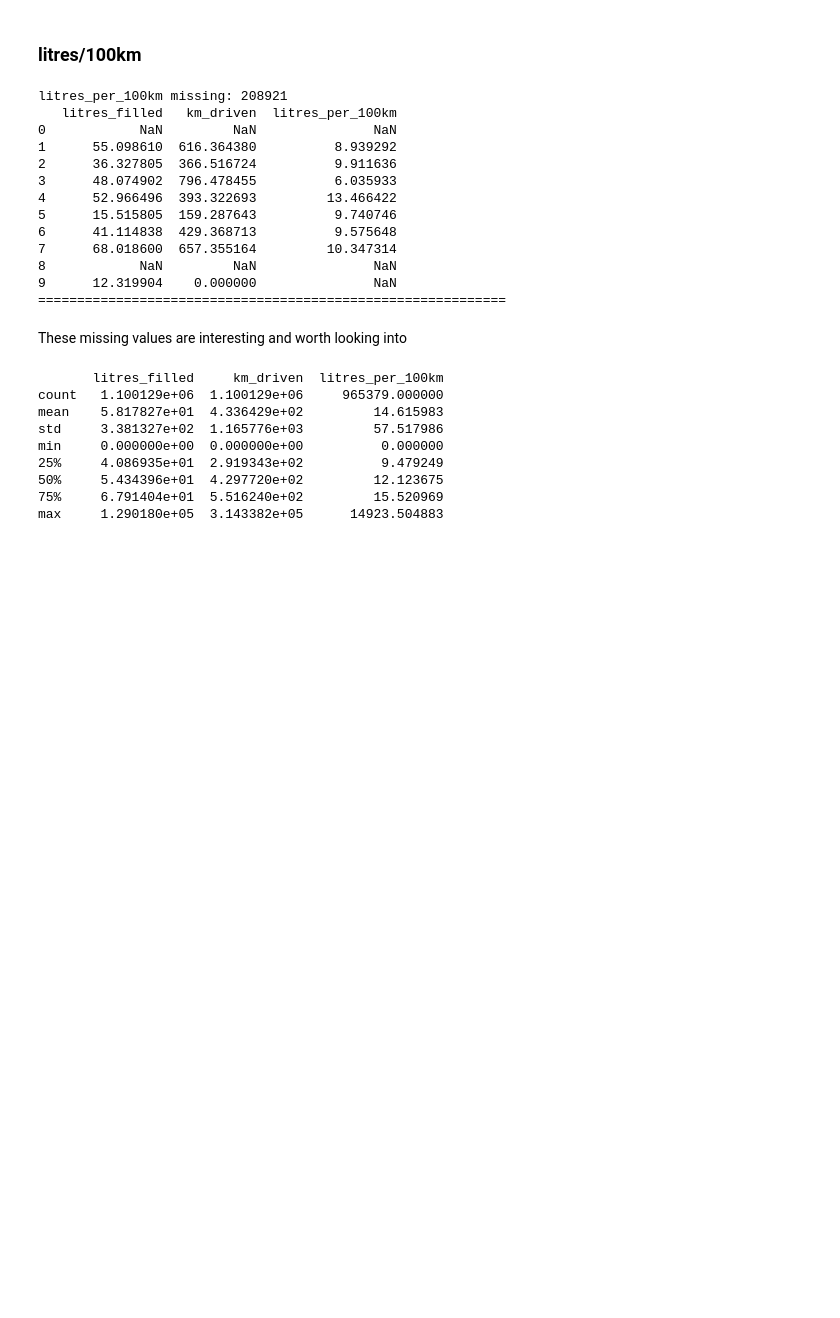
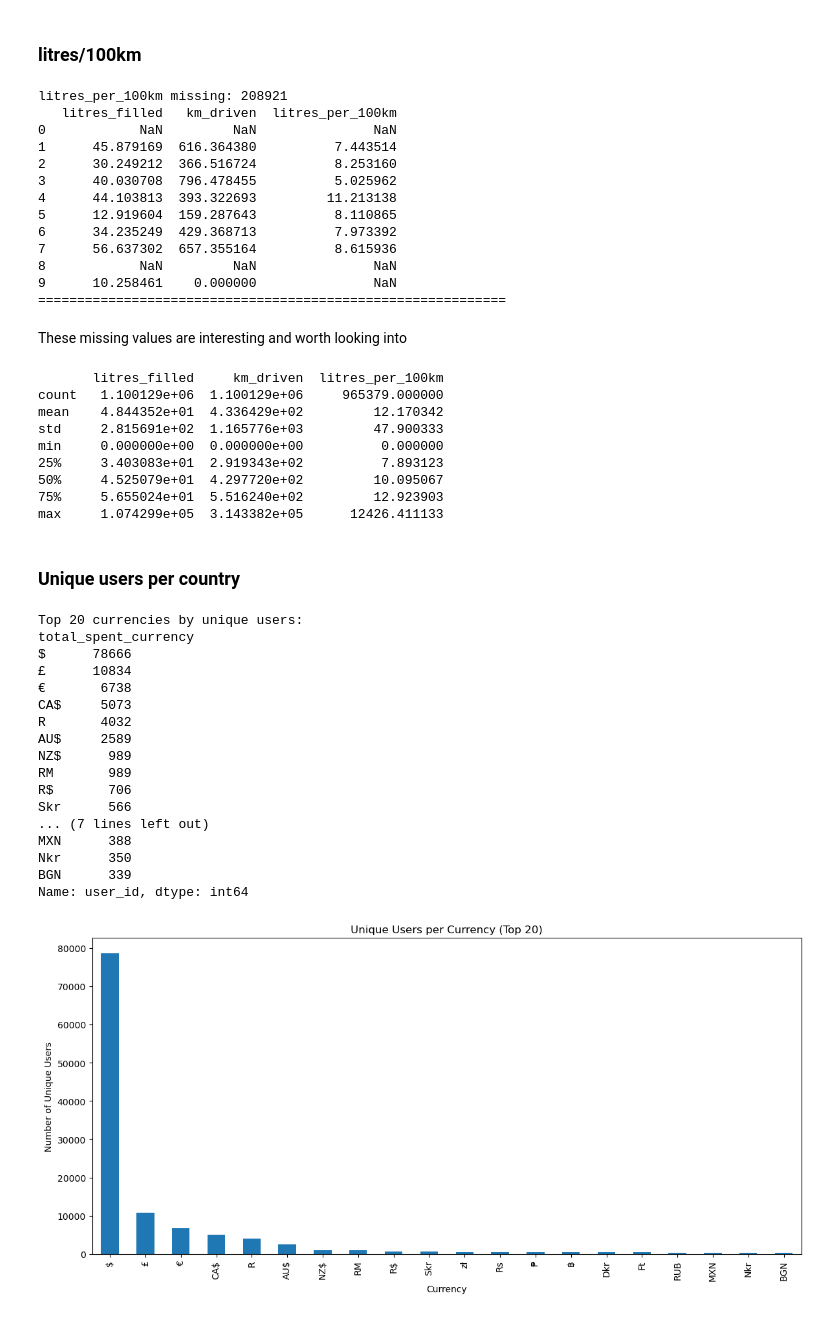
Before and after one commit to SufyaanMahomed/IDVE-Assignment, a Jupyter notebook: ass.ipynb, the cells around one changed output. Saved outputs shown, nothing was run; the diff lists cells and outputs as text; code cells hidden in the pictures; blank space fills up the shorter version.

```diff
--- a/ass.ipynb
+++ b/ass.ipynb
@@ -374,9 +374,9 @@ I could extract pattern A. Pattarn B is too difficult
 # %% [markdown]
 ### litres filled
 # %%
-UK_GALLON_TO_LITRES = 4.54609
+US_GALLON_TO_LITRES = 3.78541
 
-df['litres_filled'] = (df['gallons'] * UK_GALLON_TO_LITRES).astype('float32')
+df['litres_filled'] = (df['gallons'] * US_GALLON_TO_LITRES).astype('float32')
 
 print(f"litres_filled missing: {df['litres_filled'].isna().sum()}")
 print(df[['gallons', 'litres_filled']].head(10))
@@ -437,15 +439,15 @@ print("="*60)
 litres_per_100km missing: 208921
    litres_filled   km_driven  litres_per_100km
 0            NaN         NaN               NaN
-1      55.098610  616.364380          8.939292
-2      36.327805  366.516724          9.911636
-3      48.074902  796.478455          6.035933
-4      52.966496  393.322693         13.466422
-5      15.515805  159.287643          9.740746
-6      41.114838  429.368713          9.575648
-7      68.018600  657.355164         10.347314
+1      45.879169  616.364380          7.443514
+2      30.249212  366.516724          8.253160
+3      40.030708  796.478455          5.025962
+4      44.103813  393.322693         11.213138
+5      12.919604  159.287643          8.110865
+6      34.235249  429.368713          7.973392
+7      56.637302  657.355164          8.615936
 8            NaN         NaN               NaN
-9      12.319904    0.000000               NaN
+9      10.258461    0.000000               NaN
 ============================================================
 # %% [markdown]
 These missing values are interesting and worth looking into
@@ -454,10 +456,44 @@ print(df[['litres_filled', 'km_driven', 'litres_per_100km']].describe())
 # %% [output]
        litres_filled     km_driven  litres_per_100km
 count   1.100129e+06  1.100129e+06     965379.000000
-mean    5.817827e+01  4.336429e+02         14.615983
-std     3.381327e+02  1.165776e+03         57.517986
+mean    4.844352e+01  4.336429e+02         12.170342
+std     2.815691e+02  1.165776e+03         47.900333
 min     0.000000e+00  0.000000e+00          0.000000
-25%     4.086935e+01  2.919343e+02          9.479249
-50%     5.434396e+01  4.297720e+02         12.123675
-75%     6.791404e+01  5.516240e+02         15.520969
-max     1.290180e+05  3.143382e+05      14923.504883
+25%     3.403083e+01  2.919343e+02          7.893123
+50%     4.525079e+01  4.297720e+02         10.095067
+75%     5.655024e+01  5.516240e+02         12.923903
+max     1.074299e+05  3.143382e+05      12426.411133
+# %% [markdown]
+### Unique users per country
+# %%
+users_per_currency = df.groupby('total_spent_currency', observed=True)['user_id'].nunique().sort_values(ascending=False)
+
+print("Top 20 currencies by unique users:")
+print(users_per_currency.head(20))
+
+fig, ax = plt.subplots(figsize=(12, 6))
+users_per_currency.head(20).plot(kind='bar', ax=ax)
+ax.set_title('Unique Users per Currency (Top 20)')
+ax.set_xlabel('Currency')
+ax.set_ylabel('Number of Unique Users')
+plt.tight_layout()
+plt.show()
+# %% [output]
+Top 20 currencies by unique users:
+total_spent_currency
+$      78666
+£      10834
+€       6738
+CA$     5073
+R       4032
+AU$     2589
+NZ$      989
+RM       989
+R$       706
+Skr      566
+... (7 lines left out)
+MXN      388
+Nkr      350
+BGN      339
+Name: user_id, dtype: int64
+[figure, added]
```
Also changed, not shown: parts of 9 cells of this notebook.
